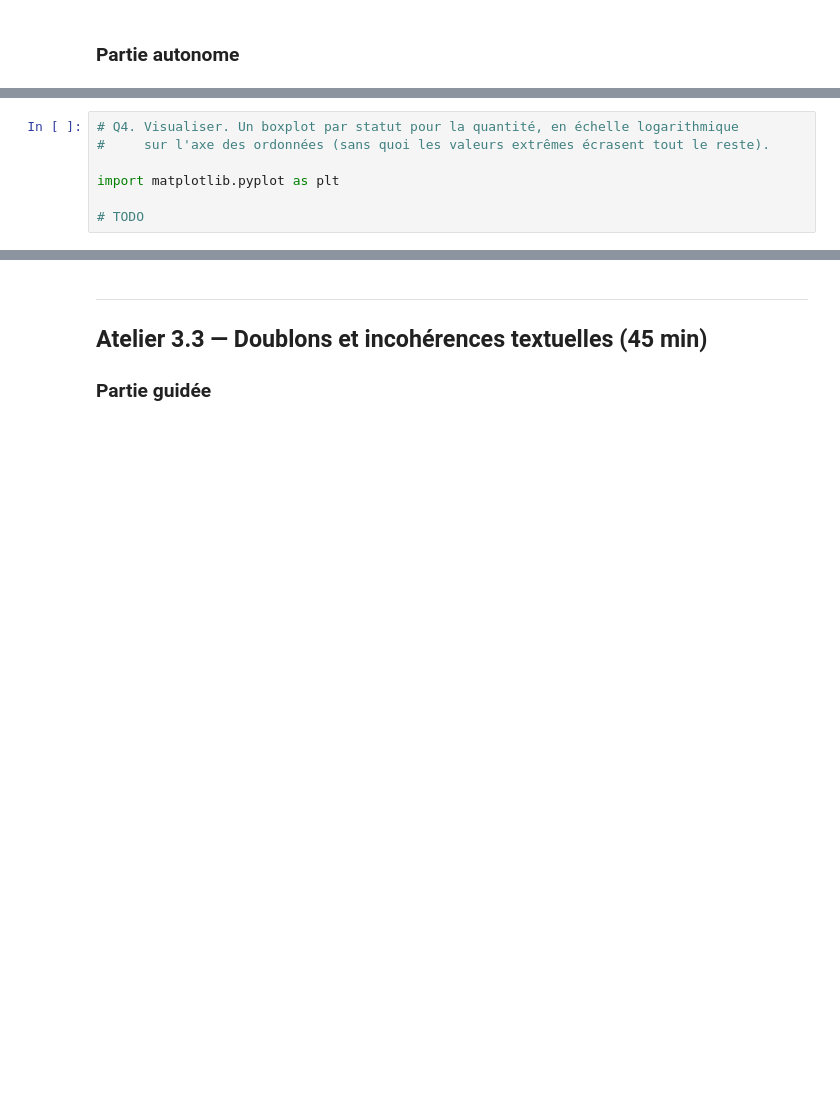
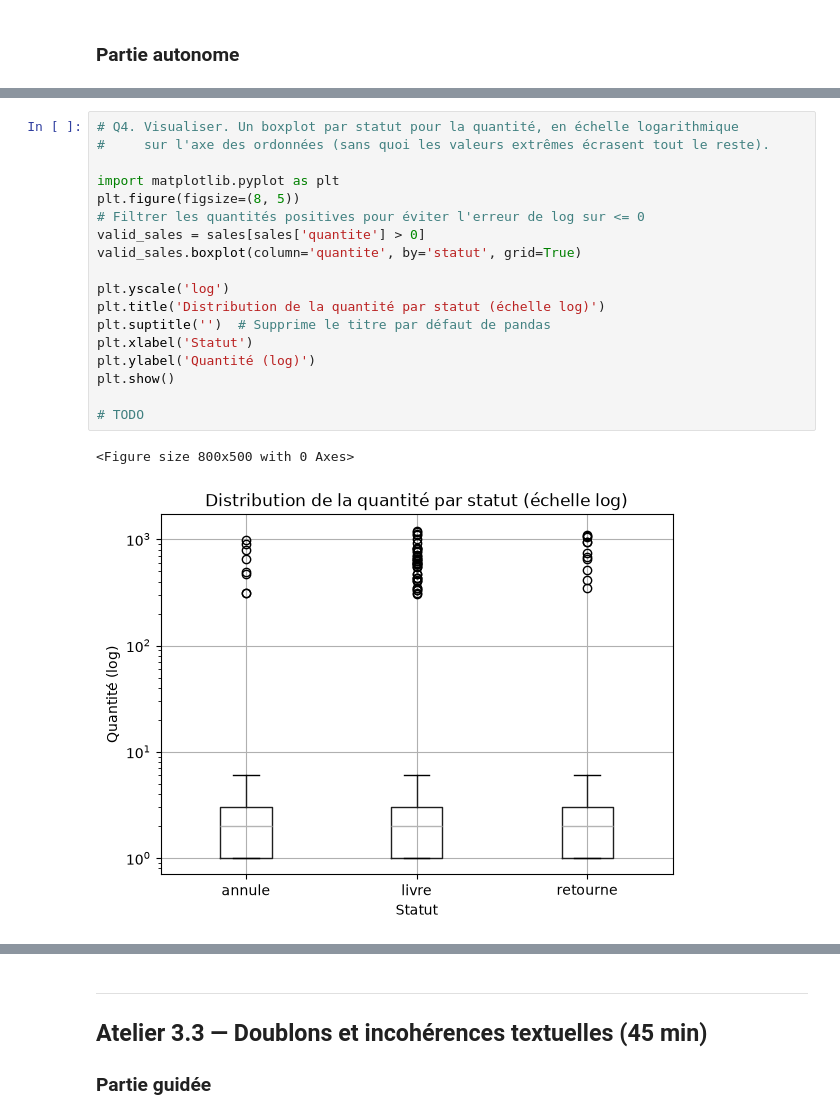
Before and after one commit to charcel2004/projet-modelisation-donnees, a Jupyter notebook: 03_nettoyage_qualite.ipynb, the cells around one changed output, grey strips where cells are left out. Drawn from its saved outputs; the diff is of its cells as text; blank space fills up the shorter version.

```diff
--- a/03_nettoyage_qualite.ipynb
+++ b/03_nettoyage_qualite.ipynb
@@ -264,10 +330,24 @@ def compare_outlier_methods(df, column):
 # %%
 # Q4. Visualiser. Un boxplot par statut pour la quantité, en échelle logarithmique
 #     sur l'axe des ordonnées (sans quoi les valeurs extrêmes écrasent tout le reste).
 
 import matplotlib.pyplot as plt
+plt.figure(figsize=(8, 5))
+# Filtrer les quantités positives pour éviter l'erreur de log sur <= 0
+valid_sales = sales[sales['quantite'] > 0]
+valid_sales.boxplot(column='quantite', by='statut', grid=True)
+
+plt.yscale('log')
+plt.title('Distribution de la quantité par statut (échelle log)')
+plt.suptitle('')  # Supprime le titre par défaut de pandas
+plt.xlabel('Statut')
+plt.ylabel('Quantité (log)')
+plt.show()
 
 # TODO
+# %% [output]
+<Figure size 800x500 with 0 Axes>
+[figure, added]
 # %%
 # Q5. Appliquer un traitement différencié et JOURNALISER ce qui est fait :
 #       - quantités négatives : à décider et justifier ;
```
Also changed, not shown: parts of 12 cells of this notebook, 3 other files.
